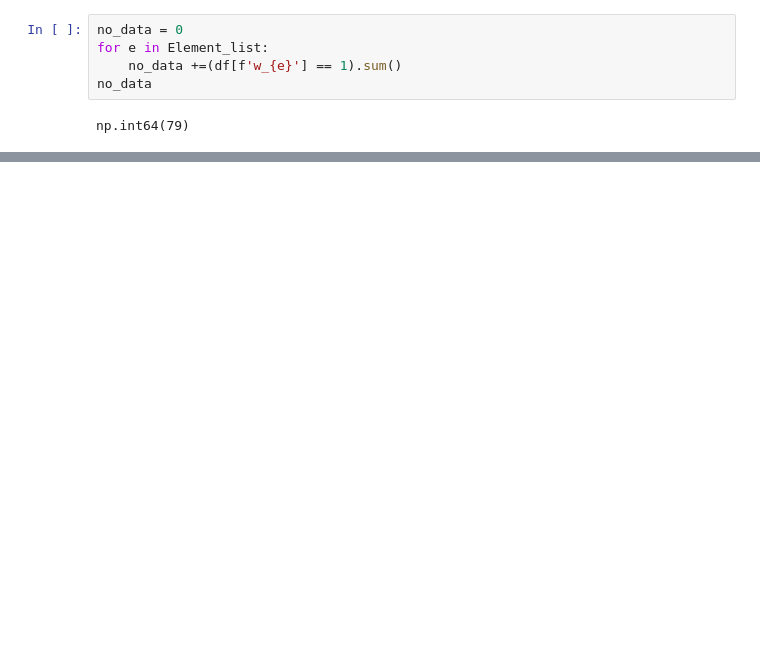
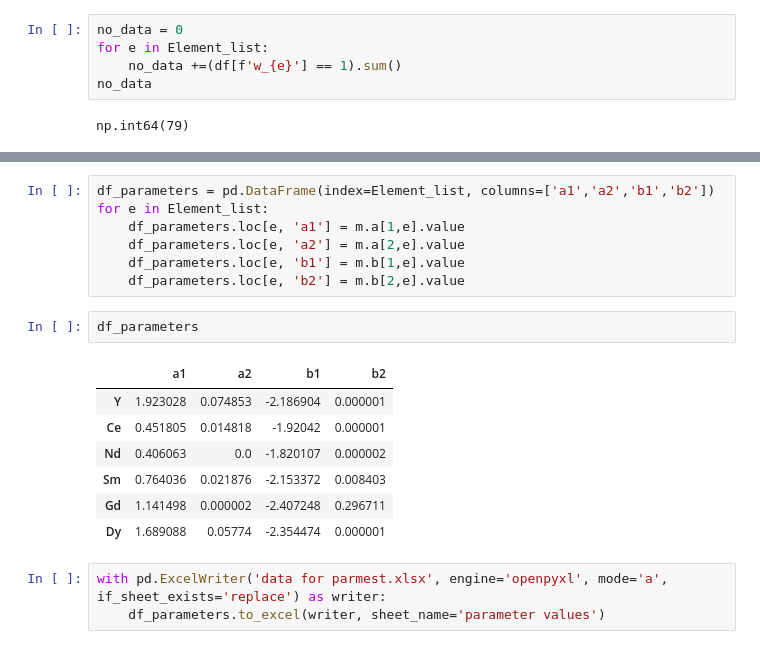
Before and after one commit to ArkoprabhoDasgupta/prommis, a Jupyter notebook: src/prommis/solvent_extraction/parm_est_model.ipynb, the cells around one changed output, grey strips where cells are left out. Cells and saved outputs as stored; diff of their text form; blank space fills up the shorter version.

```diff
--- a/src/prommis/solvent_extraction/parm_est_model.ipynb
+++ b/src/prommis/solvent_extraction/parm_est_model.ipynb
@@ -144,0 +152,20 @@ for e in Element_list:
+# %%
+df_parameters = pd.DataFrame(index=Element_list, columns=['a1','a2','b1','b2'])
+for e in Element_list:
+    df_parameters.loc[e, 'a1'] = m.a[1,e].value
+    df_parameters.loc[e, 'a2'] = m.a[2,e].value
+    df_parameters.loc[e, 'b1'] = m.b[1,e].value
+    df_parameters.loc[e, 'b2'] = m.b[2,e].value
+# %%
+df_parameters
+# %% [output]
+|  | a1 | a2 | b1 | b2 |
+| Y | 1.923028 | 0.074853 | -2.186904 | 0.000001 |
+| Ce | 0.451805 | 0.014818 | -1.92042 | 0.000001 |
+| Nd | 0.406063 | 0.0 | -1.820107 | 0.000002 |
+| Sm | 0.764036 | 0.021876 | -2.153372 | 0.008403 |
+| Gd | 1.141498 | 0.000002 | -2.407248 | 0.296711 |
+| Dy | 1.689088 | 0.05774 | -2.354474 | 0.000001 |
+# %%
+with pd.ExcelWriter('data for parmest.xlsx', engine='openpyxl', mode='a', if_sheet_exists='replace') as writer:
+    df_parameters.to_excel(writer, sheet_name='parameter values')
```
Also changed, not shown: parts of 4 cells of this notebook, 10 other files.
